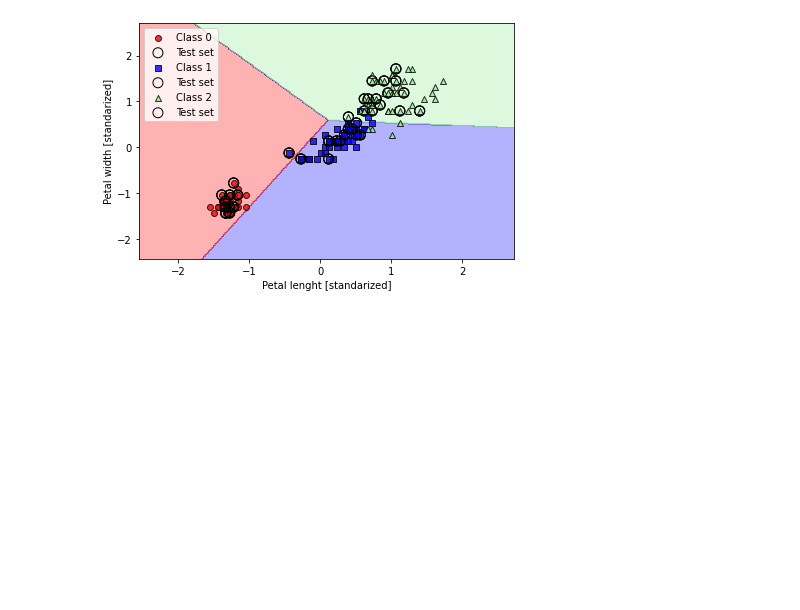
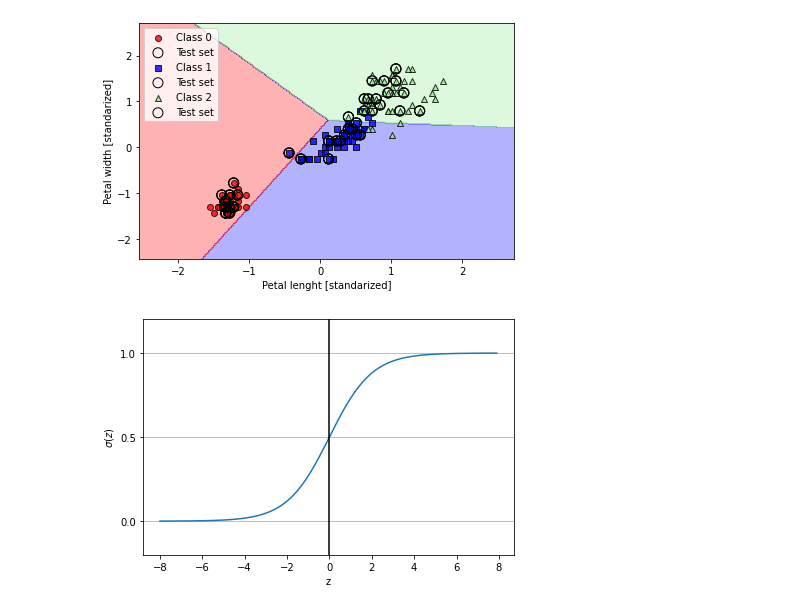
Before and after one commit to robb666/nn, a Jupyter notebook: Machine Learning With PyTorch and Scikit-Learn/Chapter 3.ipynb, the cells around one changed output. Saved outputs shown, nothing was run; the diff lists cells and outputs as text; code cells hidden in the pictures; blank space fills up the shorter version.

```diff
--- a/Machine Learning With PyTorch and Scikit-Learn/Chapter 3.ipynb
+++ b/Machine Learning With PyTorch and Scikit-Learn/Chapter 3.ipynb
@@ -108,3 +146,24 @@ plt.tight_layout()
 plt.show()
 # %% [output]
 [figure]
+# %%
+import matplotlib.pyplot as plt
+import numpy as np
+
+def sigmoid(z):
+    return 1.0 / (1.0 + np.exp(-z))
+
+z = np.arange(-8, 8, 0.1)
+sigma_z = sigmoid(z)
+plt.plot(z, sigma_z)
+plt.axvline(0.0, color='k')
+plt.ylim(-0.2, 1.2)
+plt.xlabel('z')
+plt.ylabel('$\sigma (z)$')
+plt.yticks([0.0, 0.5, 1.0])
+ax = plt.gca()
+ax.yaxis.grid(True)
+plt.tight_layout()
+plt.show()
+# %% [output]
+[figure, added]
```
Also changed, not shown: parts of 8 cells of this notebook, 1 other file.
